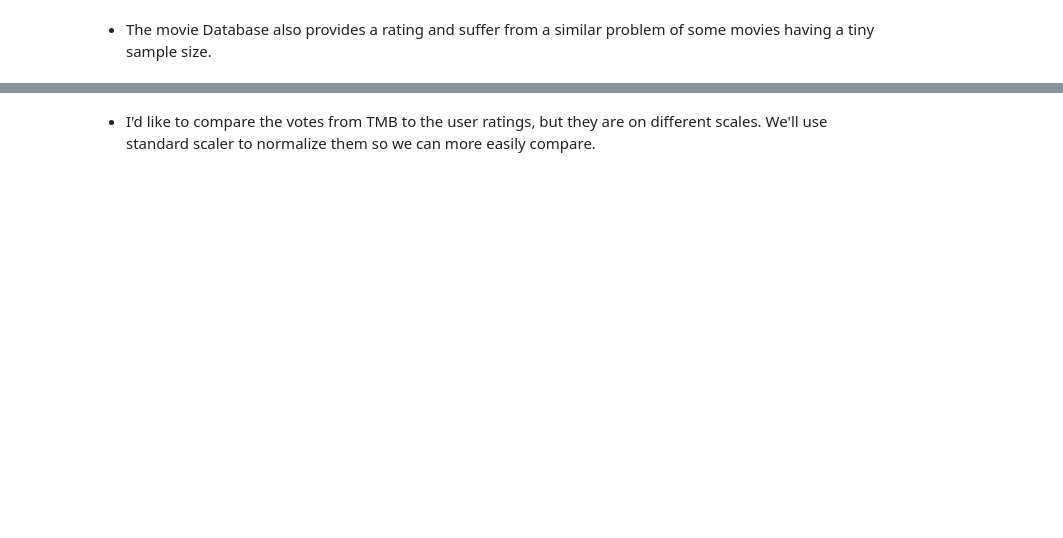
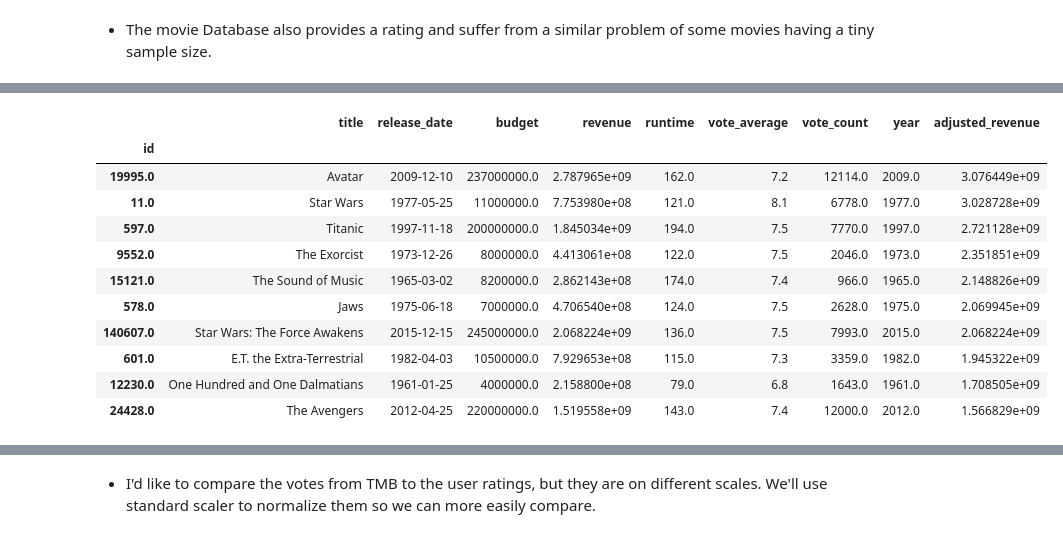
Before and after one commit to ErikSeguinte/movie_data, a Jupyter notebook: processing.ipynb, the cells around one changed output, grey strips where cells are left out. Cells and saved outputs as stored; diff of their text form; code cells hidden in the pictures; blank space fills up the shorter version.

Commit message:
Adjusted Dollars

```diff
--- a/processing.ipynb
+++ b/processing.ipynb
@@ -98,0 +202,15 @@ movie_ratings[['title', 'vote_average', 'vote_count']].sort_values(by='vote_aver
+# %%
+def adjust_dollars(value, year):
+    year = int(year)
+    try:
+        current = cpi.loc[2014,'CPI']
+        base = cpi.loc[year,'CPI']
+        adjusted_value = value * (current/base)
+        return adjusted_value
+    except:
+        return value
+# %%
+clean_movies['year']= clean_movies['release_date'].dt.year
+# %%
+df = clean_movies[clean_movies['revenue'].notnull() & clean_movies['year'].notnull()]
+df
@@ -99,2 +232,19 @@ movie_ratings[['title', 'vote_average', 'vote_count']].sort_values(by='vote_aver
+# %%
+adjusted = pd.DataFrame([adjust_dollars(x,y) for x,y in zip(df['revenue'], df['year'])], index = df.index, columns = ['adjusted_revenue'])
+# %%
+clean_movies.merge(adjusted, left_index=True, right_index=True).nlargest(10,'adjusted_revenue')
+# %% [output]
+|  | title | release_date | budget | revenue | runtime | vote_average | vote_count | year | adjusted_revenue |
+| id |  |  |  |  |  |  |  |  |  |
+| 19995.0 | Avatar | 2009-12-10 | 237000000.0 | 2.787965e+09 | 162.0 | 7.2 | 12114.0 | 2009.0 | 3.076449e+09 |
+| 11.0 | Star Wars | 1977-05-25 | 11000000.0 | 7.753980e+08 | 121.0 | 8.1 | 6778.0 | 1977.0 | 3.028728e+09 |
+| 597.0 | Titanic | 1997-11-18 | 200000000.0 | 1.845034e+09 | 194.0 | 7.5 | 7770.0 | 1997.0 | 2.721128e+09 |
+| 9552.0 | The Exorcist | 1973-12-26 | 8000000.0 | 4.413061e+08 | 122.0 | 7.5 | 2046.0 | 1973.0 | 2.351851e+09 |
+| 15121.0 | The Sound of Music | 1965-03-02 | 8200000.0 | 2.862143e+08 | 174.0 | 7.4 | 966.0 | 1965.0 | 2.148826e+09 |
+| 578.0 | Jaws | 1975-06-18 | 7000000.0 | 4.706540e+08 | 124.0 | 7.5 | 2628.0 | 1975.0 | 2.069945e+09 |
+| 140607.0 | Star Wars: The Force Awakens | 2015-12-15 | 245000000.0 | 2.068224e+09 | 136.0 | 7.5 | 7993.0 | 2015.0 | 2.068224e+09 |
+| 601.0 | E.T. the Extra-Terrestrial | 1982-04-03 | 10500000.0 | 7.929653e+08 | 115.0 | 7.3 | 3359.0 | 1982.0 | 1.945322e+09 |
+| 12230.0 | One Hundred and One Dalmatians | 1961-01-25 | 4000000.0 | 2.158800e+08 | 79.0 | 6.8 | 1643.0 | 1961.0 | 1.708505e+09 |
+| 24428.0 | The Avengers | 2012-04-25 | 220000000.0 | 1.519558e+09 | 143.0 | 7.4 | 12000.0 | 2012.0 | 1.566829e+09 |
 # %%
 # Dropping low sample size averages from Votes on the movie database
```
Also changed, not shown: parts of 25 cells of this notebook.
